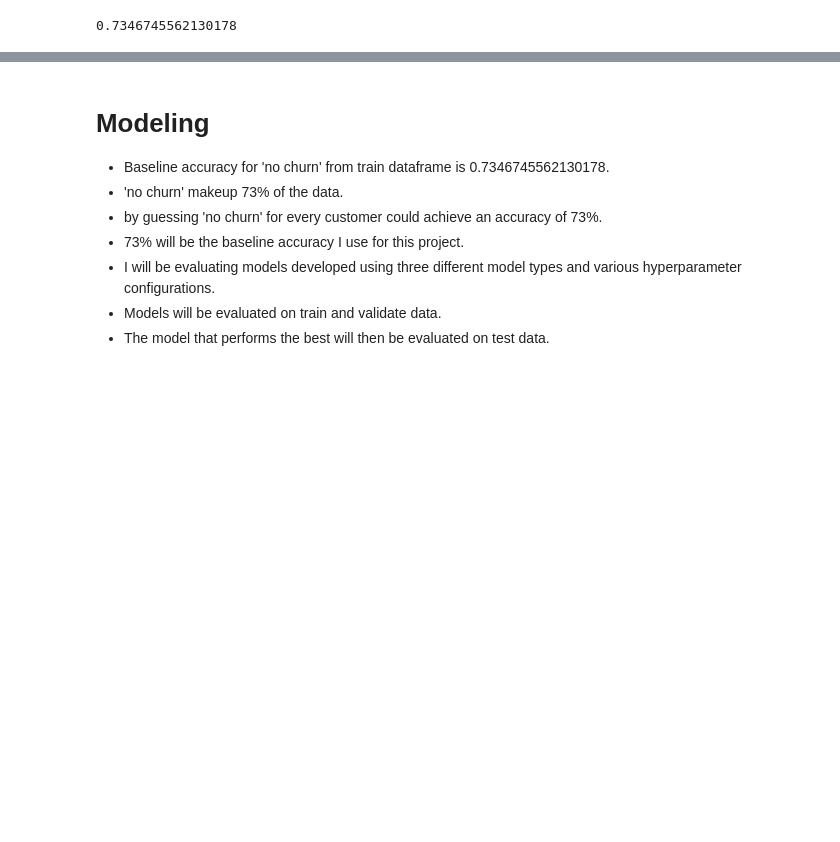
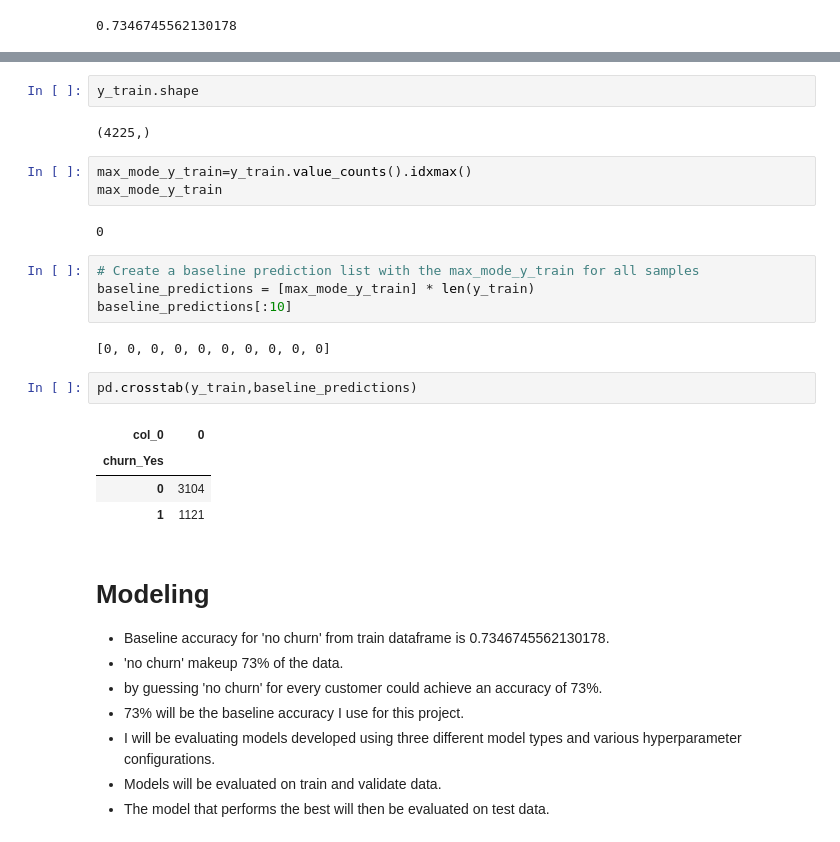
Before and after one commit to sikandar-shrestha/classification_project_telco, a Jupyter notebook: Final_Report.ipynb, the cells around one changed output, grey strips where cells are left out. Drawn from its saved outputs; the diff is of its cells as text; blank space fills up the shorter version.

```diff
--- a/Final_Report.ipynb
+++ b/Final_Report.ipynb
@@ -520,3 +541,25 @@ y_train.value_counts(normalize=True)[0]
+# %%
+y_train.shape
+# %% [output]
+(4225,)
+# %%
+max_mode_y_train=y_train.value_counts().idxmax()
+max_mode_y_train
+# %% [output]
+0
+# %%
+# Create a baseline prediction list with the max_mode_y_train for all samples
+baseline_predictions = [max_mode_y_train] * len(y_train)
+baseline_predictions[:10]
+# %% [output]
+[0, 0, 0, 0, 0, 0, 0, 0, 0, 0]
+# %%
+pd.crosstab(y_train,baseline_predictions)
+# %% [output]
+| col_0 | 0 |
+| churn_Yes |  |
+| 0 | 3104 |
+| 1 | 1121 |
 # %% [markdown]
 # Modeling
 
```
Also changed, not shown: parts of 9 cells of this notebook.
